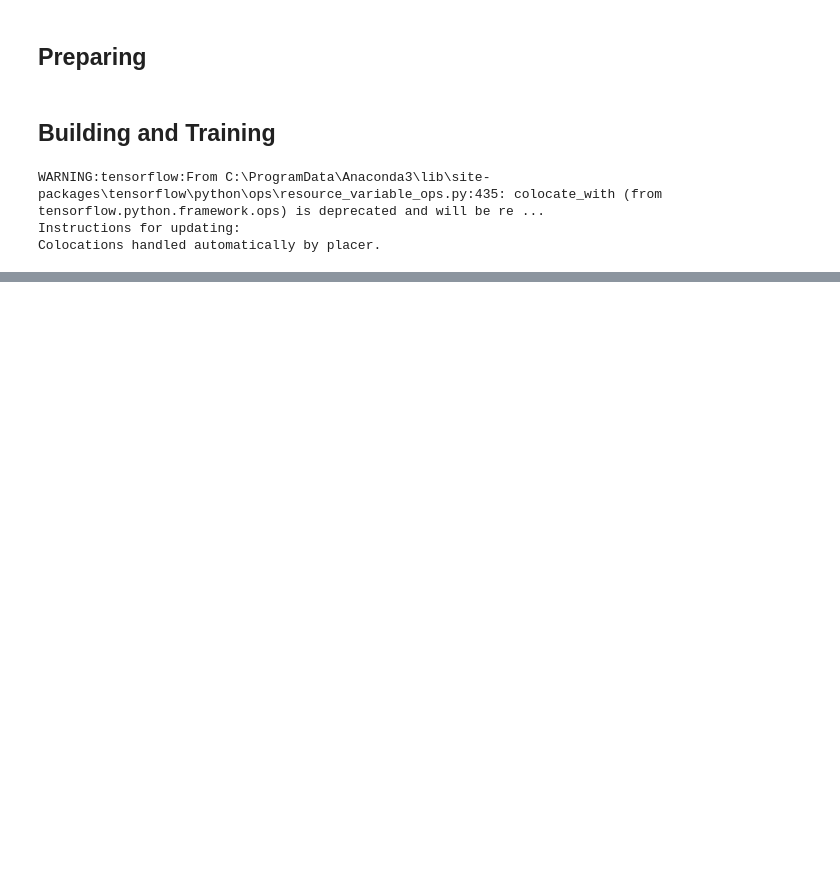
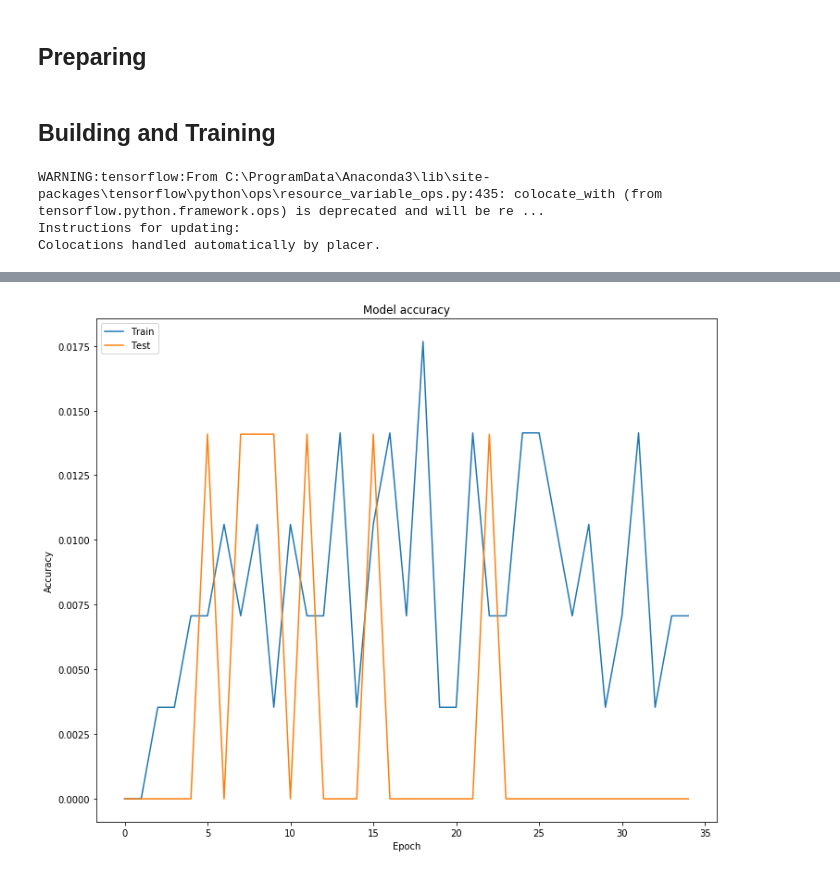
Before and after one commit to MichaelORegan/52954_MACHINE_LEARNING_AND_STATISTICS, a Jupyter notebook: 52954 Project Boston House Price Dataset.ipynb, the cells around one changed output, grey strips where cells are left out. Cells and saved outputs as stored; diff of their text form; code cells hidden in the pictures; blank space fills up the shorter version.

```diff
--- a/52954 Project Boston House Price Dataset.ipynb
+++ b/52954 Project Boston House Price Dataset.ipynb
@@ -449,0 +466,20 @@ plt.show()
+# %%
+x1 = boston[['CRIM', 'ZN', 'INDUS', 'CHAS', 'NOX', 'RM', 'AGE', 'DIS', 'RAD', 'TAX', 'PTRATIO', 'B', 'LSTAT']]
+y1 = boston[['MEDV']]
+# %%
+x1_train, x1_test, y1_train, y1_test = mod.train_test_split(x1, y1, test_size=0.3)
+# %%
+m = kr.models.Sequential()
+
+
+m.add(kr.layers.Dense(65, input_dim=13, activation="relu"))
+m.add(kr.layers.Dense(65, activation="relu"))
+m.add(kr.layers.Dense(65,  activation="sigmoid"))
+m.add(kr.layers.Dense(26,  activation="relu"))
+m.add(kr.layers.Dense(1, activation="linear"))
+
+m.compile(loss="mean_squared_error", optimizer="adam",metrics=['accuracy'])
+# %%
+early_stop = kr.callbacks.callbacks.EarlyStopping(monitor='val_loss', min_delta=0, patience=5, verbose=0, mode='auto', baseline=None, restore_best_weights=False)
+
+history = m.fit(x1_train, y1_train, callbacks=[early_stop], validation_split=0.2,epochs=100, batch_size=10, verbose=1)
@@ -449,0 +544,13 @@ plt.show()
+# %%
+# https://keras.io/visualization/
+
+# Plot training & validation accuracy values
+plt.plot(history.history['accuracy'])
+plt.plot(history.history['val_accuracy'])
+plt.title('Model accuracy')
+plt.ylabel('Accuracy')
+plt.xlabel('Epoch')
+plt.legend(['Train', 'Test'], loc='upper left')
+plt.show()
+# %% [output]
+[figure, added]
```
Also changed, not shown: parts of 53 cells of this notebook, 1 other file.
